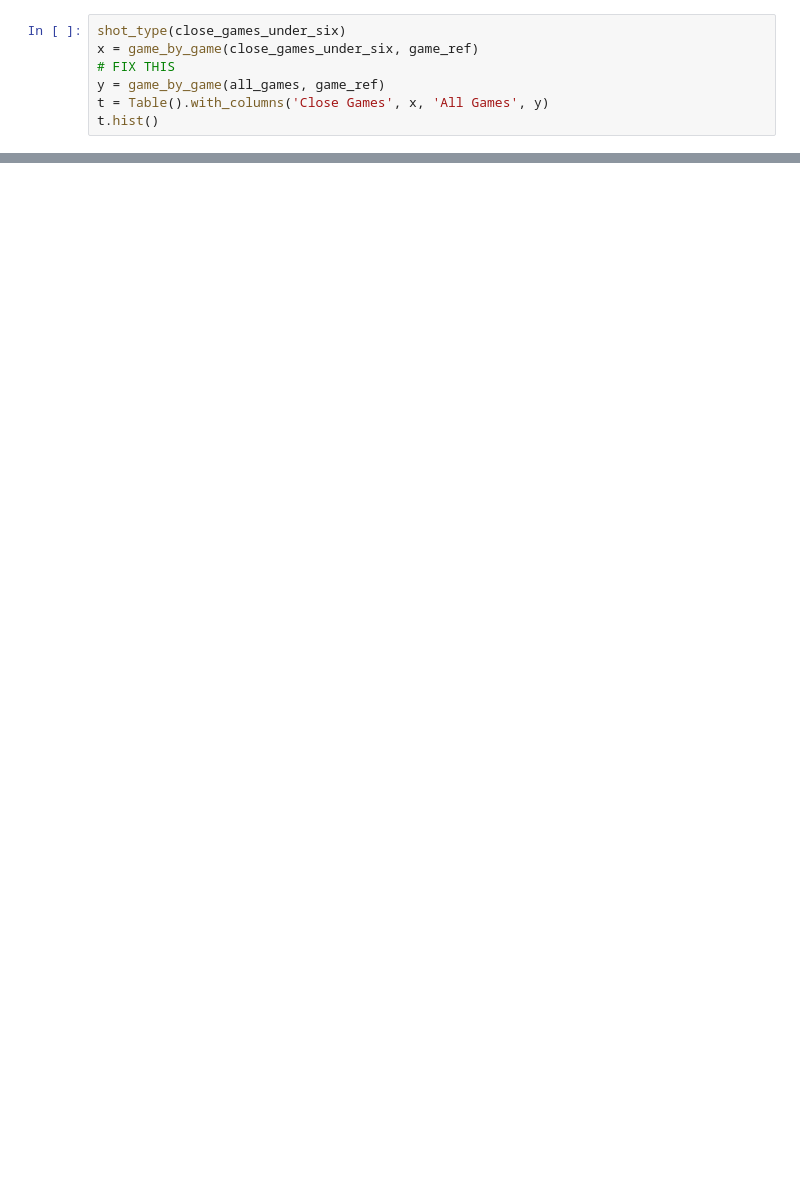
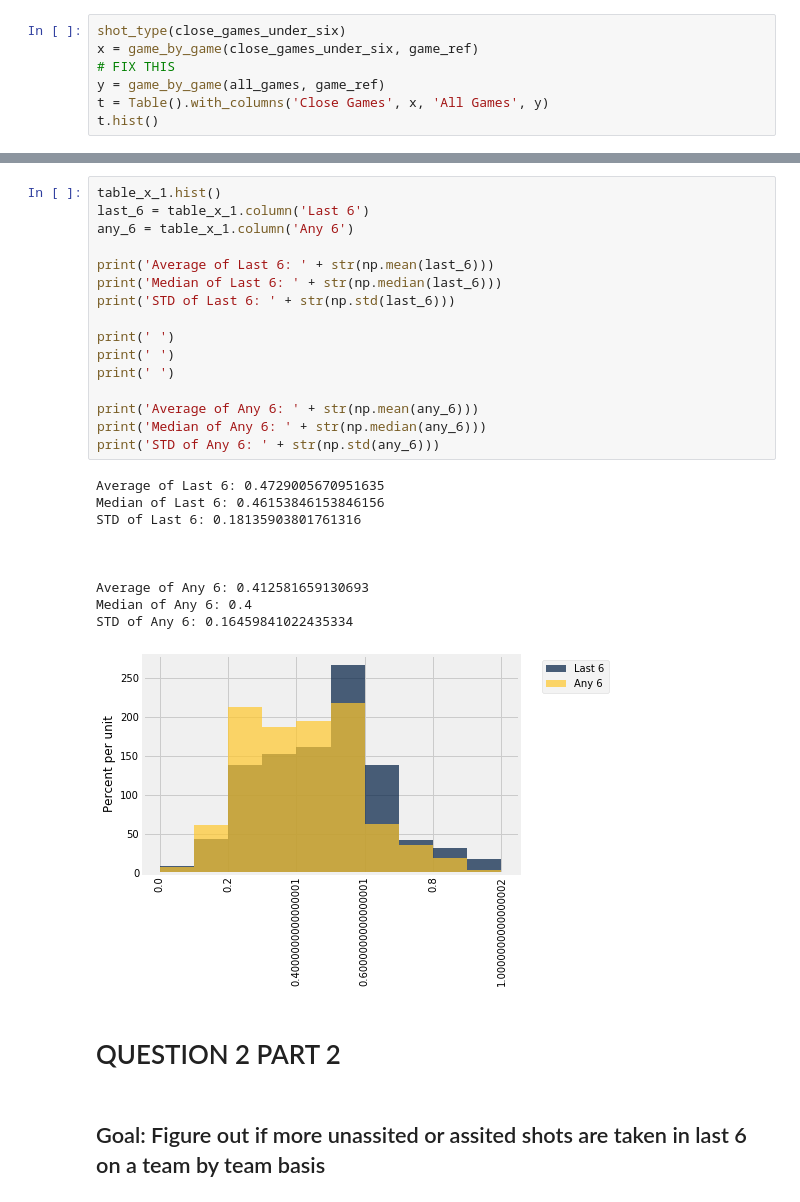
Before and after one commit to annefogarty/NBA4Q, a Jupyter notebook: LS88_NBA_Project.ipynb, the cells around one changed output, grey strips where cells are left out. Drawn from its saved outputs; the diff is of its cells as text; blank space fills up the shorter version.

```diff
--- a/LS88_NBA_Project.ipynb
+++ b/LS88_NBA_Project.ipynb
@@ -393,0 +391,31 @@ assited_table.hist()
+# %%
+table_x_1.hist()
+last_6 = table_x_1.column('Last 6')
+any_6 = table_x_1.column('Any 6')
+
+print('Average of Last 6: ' + str(np.mean(last_6)))
+print('Median of Last 6: ' + str(np.median(last_6)))
+print('STD of Last 6: ' + str(np.std(last_6)))
+
+print(' ')
+print(' ')
+print(' ')
+
+print('Average of Any 6: ' + str(np.mean(any_6)))
+print('Median of Any 6: ' + str(np.median(any_6)))
+print('STD of Any 6: ' + str(np.std(any_6)))
+# %% [output]
+Average of Last 6: 0.4729005670951635
+Median of Last 6: 0.46153846153846156
+STD of Last 6: 0.18135903801761316
+
+
+
+Average of Any 6: 0.412581659130693
+Median of Any 6: 0.4
+STD of Any 6: 0.16459841022435334
+[figure, added]
+# %% [markdown]
+# QUESTION 2 PART 2
+# %% [markdown]
+## Goal: Figure out if more unassited or assited shots are taken in last 6 on a team by team basis
```
Also changed, not shown: parts of 10 cells of this notebook, 2 other files.
